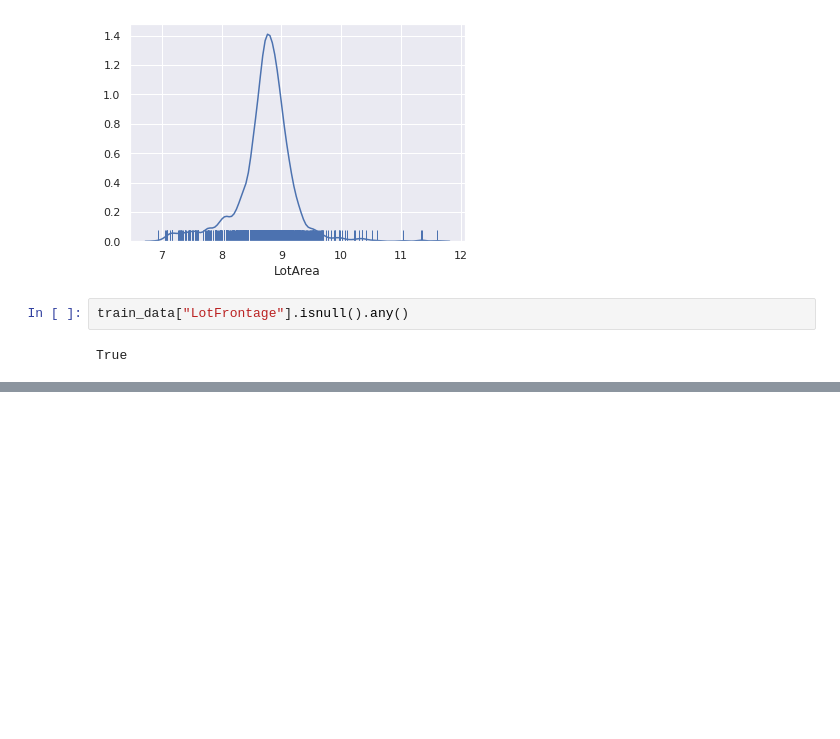
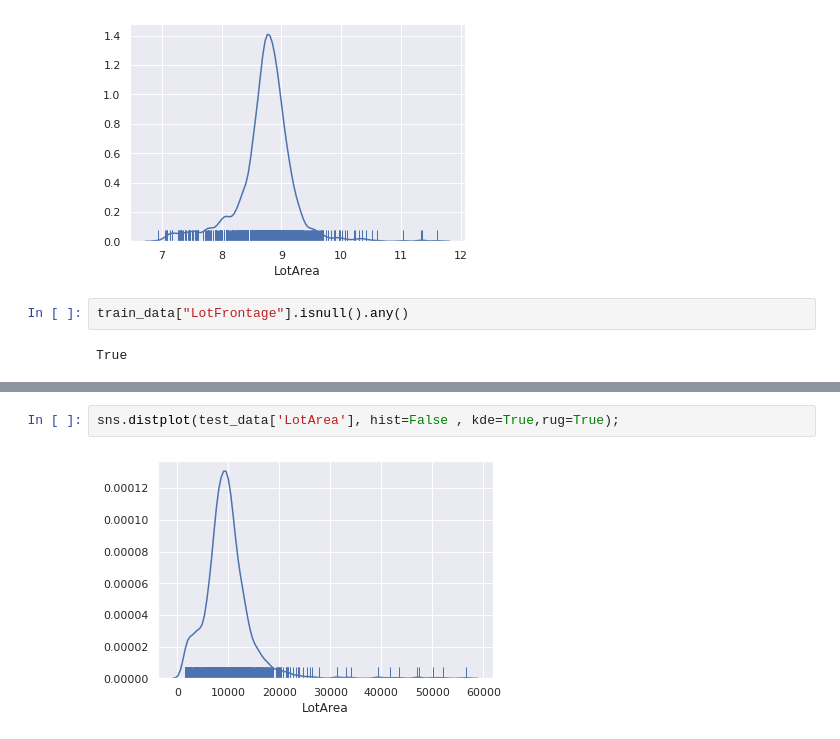
Before and after one commit to ViktorTarasenko/housepricing, a Jupyter notebook: visulization.ipynb, the cells around one changed output, grey strips where cells are left out. Saved outputs shown, nothing was run; the diff lists cells and outputs as text; blank space fills up the shorter version.

```diff
--- a/visulization.ipynb
+++ b/visulization.ipynb
@@ -240,0 +258,4 @@ True
+# %%
+sns.distplot(test_data['LotArea'], hist=False , kde=True,rug=True);
+# %% [output]
+[figure, added]
```
Also changed, not shown: parts of 8 cells of this notebook, 4 other files.
